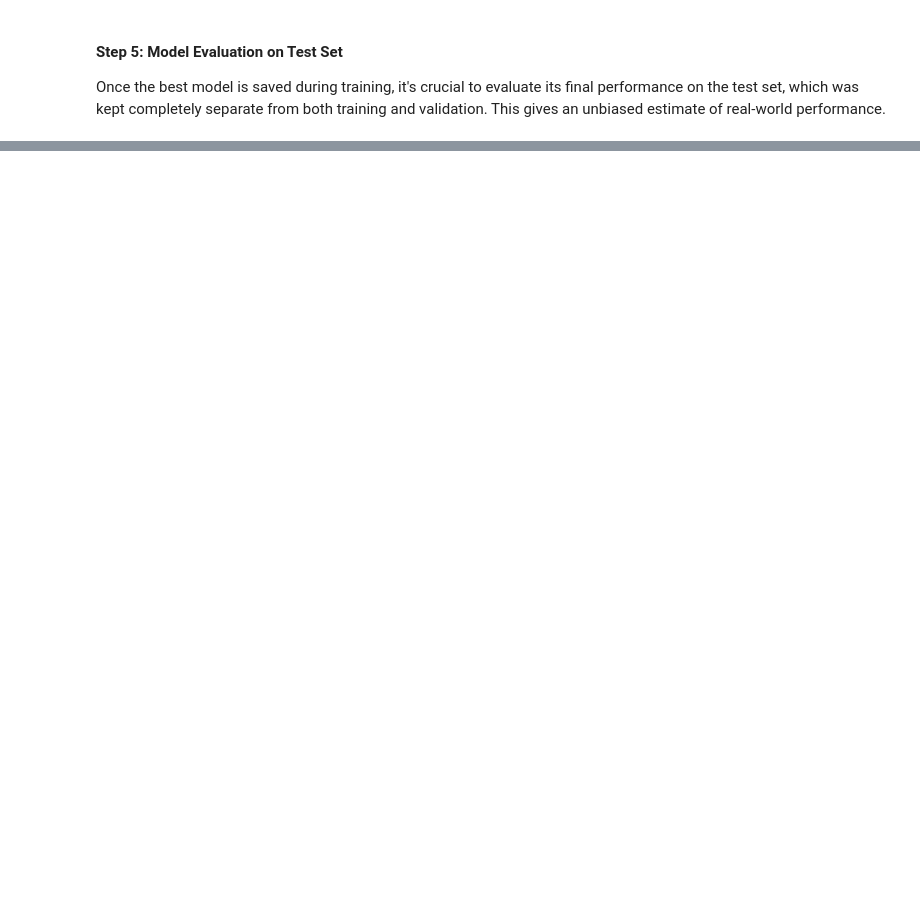
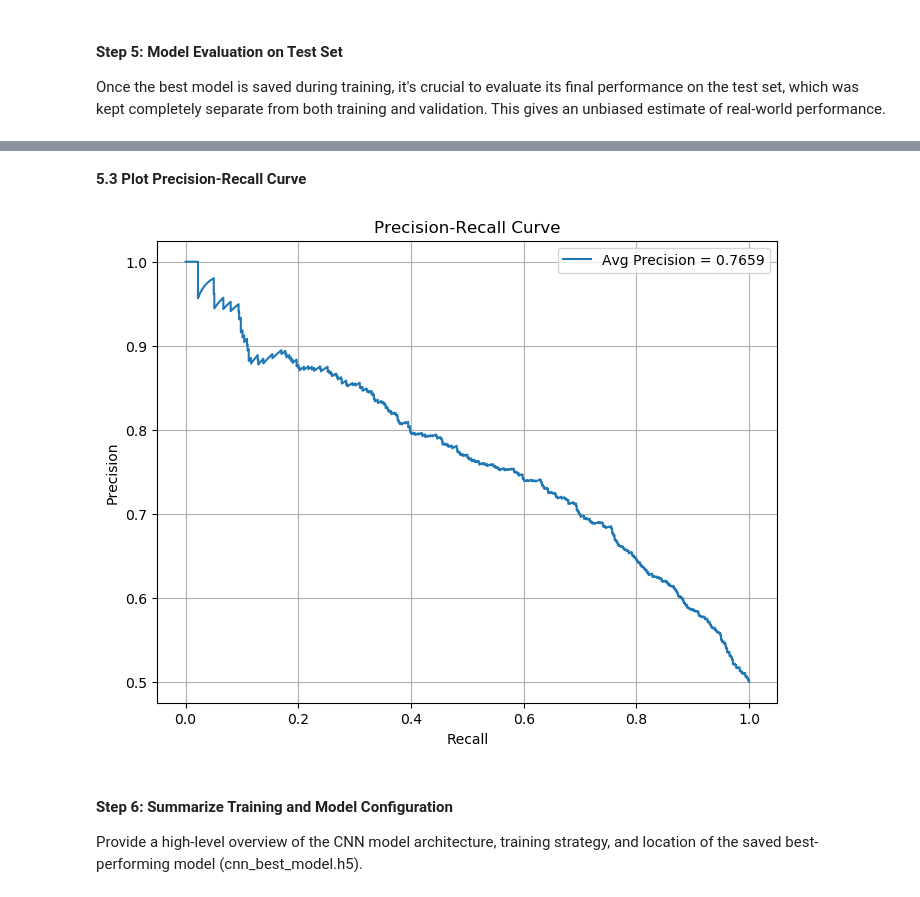
Before and after one commit to MandeepCon/CSCN8010-Practical-Lab-3, a Jupyter notebook: PracticalLab3.ipynb, the cells around one changed output, grey strips where cells are left out. Drawn from its saved outputs; the diff is of its cells as text; code cells hidden in the pictures; blank space fills up the shorter version.

```diff
--- a/PracticalLab3.ipynb
+++ b/PracticalLab3.ipynb
@@ -536,0 +592,24 @@ Once the best model is saved during training, it's crucial to evaluate its final
+# %% [markdown]
+**5.3 Plot Precision-Recall Curve**
+# %%
+from sklearn.metrics import precision_recall_curve, average_precision_score
+
+# Get precision and recall
+precision, recall, _ = precision_recall_curve(Y_true, Y_pred_probs)
+avg_precision = average_precision_score(Y_true, Y_pred_probs)
+
+# Plot the curve
+plt.figure(figsize=(8, 6))
+plt.plot(recall, precision, label=f'Avg Precision = {avg_precision:.4f}')
+plt.xlabel('Recall')
+plt.ylabel('Precision')
+plt.title('Precision-Recall Curve')
+plt.grid(True)
+plt.legend()
+plt.show()
+# %% [output]
+[figure, added]
+# %% [markdown]
+#### **Step 6: Summarize Training and Model Configuration**
+
+Provide a high-level overview of the CNN model architecture, training strategy, and location of the saved best-performing model (cnn_best_model.h5).
```
Also changed, not shown: parts of 9 cells of this notebook, 1 other file.
